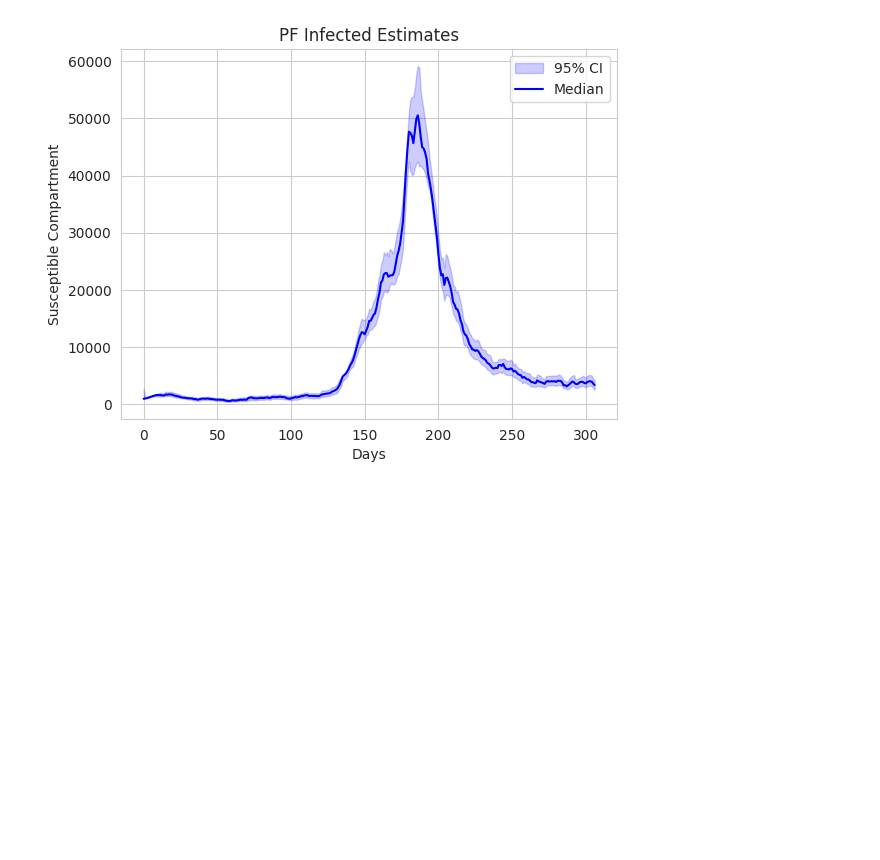
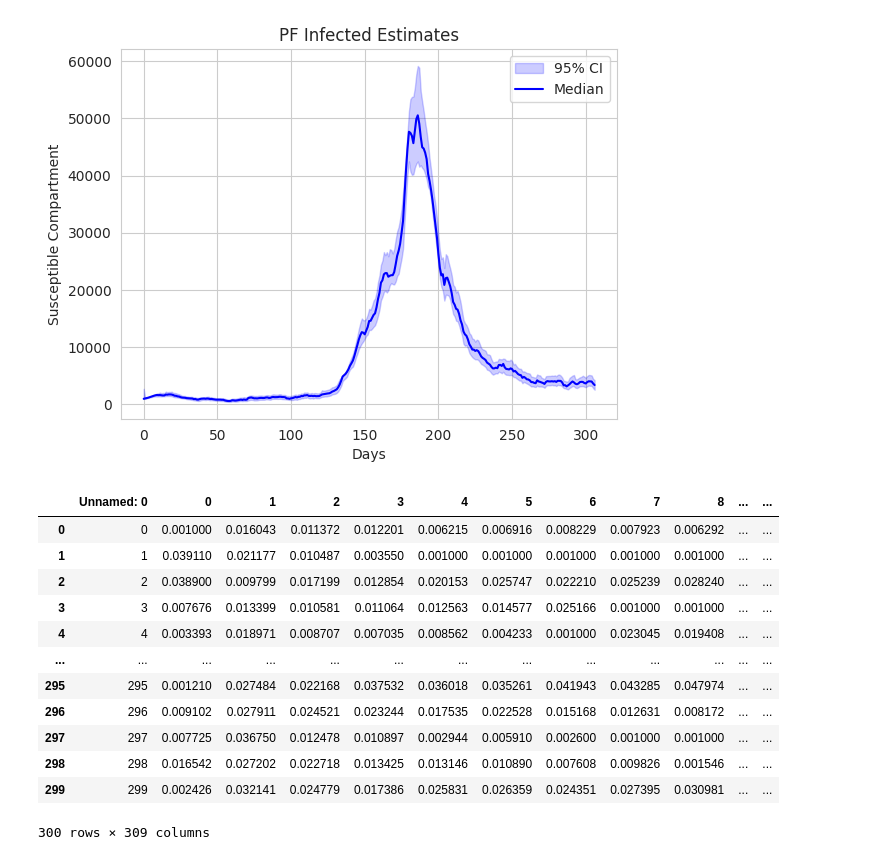
Before and after one commit to atiumcache/pmcmc_forecast, a Jupyter notebook: notebooks/scratch.ipynb, the cells around one changed output. Drawn from its saved outputs; the diff is of its cells as text; code cells hidden in the pictures; blank space fills up the shorter version.

```diff
--- a/notebooks/scratch.ipynb
+++ b/notebooks/scratch.ipynb
@@ -321,3 +321,29 @@ plt.legend()
 plt.show()
 # %% [output]
 [figure]
+# %%
+# 2024-10-22
+# Testing beta quantiles / plotting
+import os
+import pandas as pd
+import numpy as np
+from src.utils import paths
+
+betas_path = os.path.join(paths.OUTPUT_DIR, "pmcmc_runs", "06", "mle_betas_20241020.csv")
+# %%
+betas_df = pd.read_csv(betas_path)
+betas_df
+# %% [output]
+|  | Unnamed: 0 | 0 | 1 | 2 | 3 | 4 | 5 | 6 | 7 | 8 | ... | ... |
+| 0 | 0 | 0.001000 | 0.016043 | 0.011372 | 0.012201 | 0.006215 | 0.006916 | 0.008229 | 0.007923 | 0.006292 | ... | ... |
+| 1 | 1 | 0.039110 | 0.021177 | 0.010487 | 0.003550 | 0.001000 | 0.001000 | 0.001000 | 0.001000 | 0.001000 | ... | ... |
+| 2 | 2 | 0.038900 | 0.009799 | 0.017199 | 0.012854 | 0.020153 | 0.025747 | 0.022210 | 0.025239 | 0.028240 | ... | ... |
+| 3 | 3 | 0.007676 | 0.013399 | 0.010581 | 0.011064 | 0.012563 | 0.014577 | 0.025166 | 0.001000 | 0.001000 | ... | ... |
+| 4 | 4 | 0.003393 | 0.018971 | 0.008707 | 0.007035 | 0.008562 | 0.004233 | 0.001000 | 0.023045 | 0.019408 | ... | ... |
+| ... | ... | ... | ... | ... | ... | ... | ... | ... | ... | ... | ... | ... |
+| 295 | 295 | 0.001210 | 0.027484 | 0.022168 | 0.037532 | 0.036018 | 0.035261 | 0.041943 | 0.043285 | 0.047974 | ... | ... |
+| 296 | 296 | 0.009102 | 0.027911 | 0.024521 | 0.023244 | 0.017535 | 0.022528 | 0.015168 | 0.012631 | 0.008172 | ... | ... |
+| 297 | 297 | 0.007725 | 0.036750 | 0.012478 | 0.010897 | 0.002944 | 0.005910 | 0.002600 | 0.001000 | 0.001000 | ... | ... |
+| 298 | 298 | 0.016542 | 0.027202 | 0.022718 | 0.013425 | 0.013146 | 0.010890 | 0.007608 | 0.009826 | 0.001546 | ... | ... |
+| 299 | 299 | 0.002426 | 0.032141 | 0.024779 | 0.017386 | 0.025831 | 0.026359 | 0.024351 | 0.027395 | 0.030981 | ... | ... |
+300 rows × 309 columns
```
Also changed, not shown: parts of 7 cells of this notebook, 7 other files.
